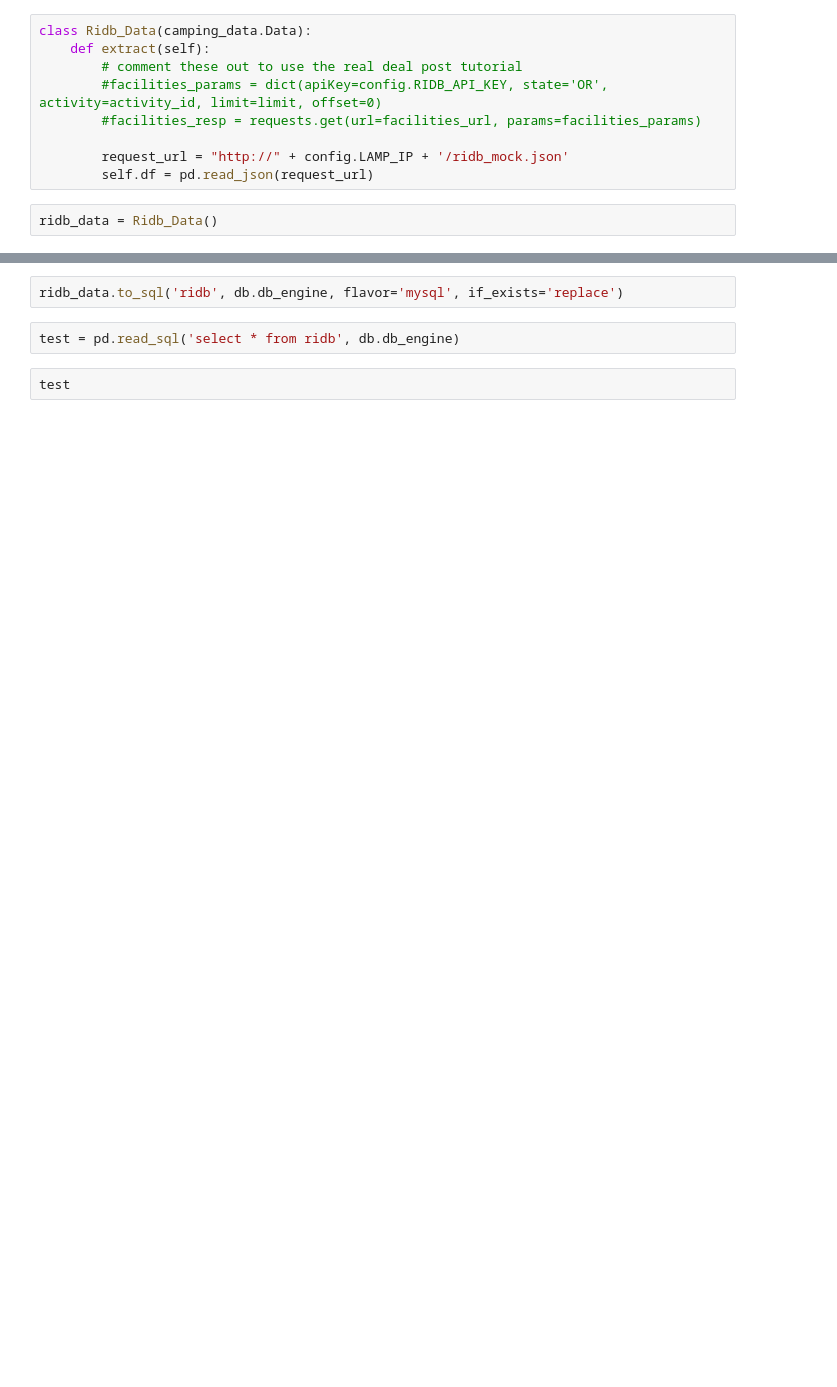
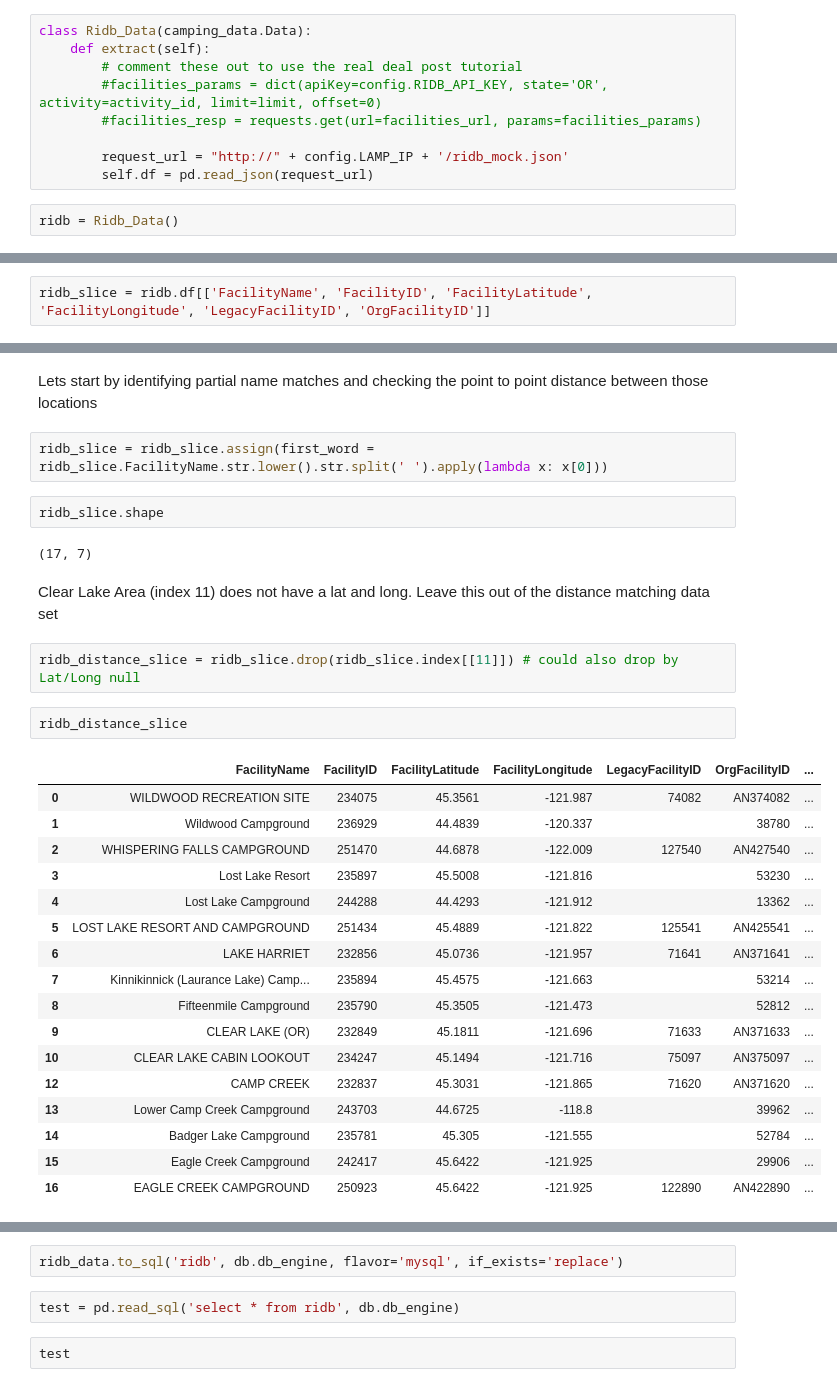
Before and after one commit to gizm00/pycon2016, a Jupyter notebook: notebooks/Section 1 - RIDB API.ipynb, the cells around one changed output, grey strips where cells are left out. Saved outputs shown, nothing was run; the diff lists cells and outputs as text; blank space fills up the shorter version.

Commit message:
adding distance matching

```diff
--- a/notebooks/Section 1 - RIDB API.ipynb
+++ b/notebooks/Section 1 - RIDB API.ipynb
@@ -25,5 +27,5 @@ class Ridb_Data(camping_data.Data):
         request_url = "http://" + config.LAMP_IP + '/ridb_mock.json'
         self.df = pd.read_json(request_url)
 # %%
-ridb_data = Ridb_Data()
+ridb = Ridb_Data()
 # %%
@@ -41,0 +56,2 @@ db = storage.Storage()
+# %%
+ridb_slice = ridb.df[['FacilityName', 'FacilityID', 'FacilityLatitude', 'FacilityLongitude', 'LegacyFacilityID', 'OrgFacilityID']]
@@ -41,0 +111,32 @@ db = storage.Storage()
+# %% [markdown]
+Lets start by identifying partial name matches and checking the point to point distance between those locations
+# %%
+ridb_slice = ridb_slice.assign(first_word = ridb_slice.FacilityName.str.lower().str.split(' ').apply(lambda x: x[0]))
+# %%
+ridb_slice.shape
+# %% [output]
+(17, 7)
+# %% [markdown]
+Clear Lake Area (index 11) does not have a lat and long. Leave this out of the distance matching data set
+# %%
+ridb_distance_slice = ridb_slice.drop(ridb_slice.index[[11]]) # could also drop by Lat/Long null
+# %%
+ridb_distance_slice
+# %% [output]
+|  | FacilityName | FacilityID | FacilityLatitude | FacilityLongitude | LegacyFacilityID | OrgFacilityID | ... |
+| 0 | WILDWOOD RECREATION SITE | 234075 | 45.3561 | -121.987 | 74082 | AN374082 | ... |
+| 1 | Wildwood Campground | 236929 | 44.4839 | -120.337 |  | 38780 | ... |
+| 2 | WHISPERING FALLS CAMPGROUND | 251470 | 44.6878 | -122.009 | 127540 | AN427540 | ... |
+| 3 | Lost Lake Resort | 235897 | 45.5008 | -121.816 |  | 53230 | ... |
+| 4 | Lost Lake Campground | 244288 | 44.4293 | -121.912 |  | 13362 | ... |
+| 5 | LOST LAKE RESORT AND CAMPGROUND | 251434 | 45.4889 | -121.822 | 125541 | AN425541 | ... |
+| 6 | LAKE HARRIET | 232856 | 45.0736 | -121.957 | 71641 | AN371641 | ... |
+| 7 | Kinnikinnick (Laurance Lake) Camp... | 235894 | 45.4575 | -121.663 |  | 53214 | ... |
+| 8 | Fifteenmile Campground | 235790 | 45.3505 | -121.473 |  | 52812 | ... |
+| 9 | CLEAR LAKE (OR) | 232849 | 45.1811 | -121.696 | 71633 | AN371633 | ... |
+| 10 | CLEAR LAKE CABIN LOOKOUT | 234247 | 45.1494 | -121.716 | 75097 | AN375097 | ... |
+| 12 | CAMP CREEK | 232837 | 45.3031 | -121.865 | 71620 | AN371620 | ... |
+| 13 | Lower Camp Creek Campground | 243703 | 44.6725 | -118.8 |  | 39962 | ... |
+| 14 | Badger Lake Campground | 235781 | 45.305 | -121.555 |  | 52784 | ... |
+| 15 | Eagle Creek Campground | 242417 | 45.6422 | -121.925 |  | 29906 | ... |
+| 16 | EAGLE CREEK CAMPGROUND | 250923 | 45.6422 | -121.925 | 122890 | AN422890 | ... |
```
Also changed, not shown: parts of 21 cells of this notebook, 7 other files.
